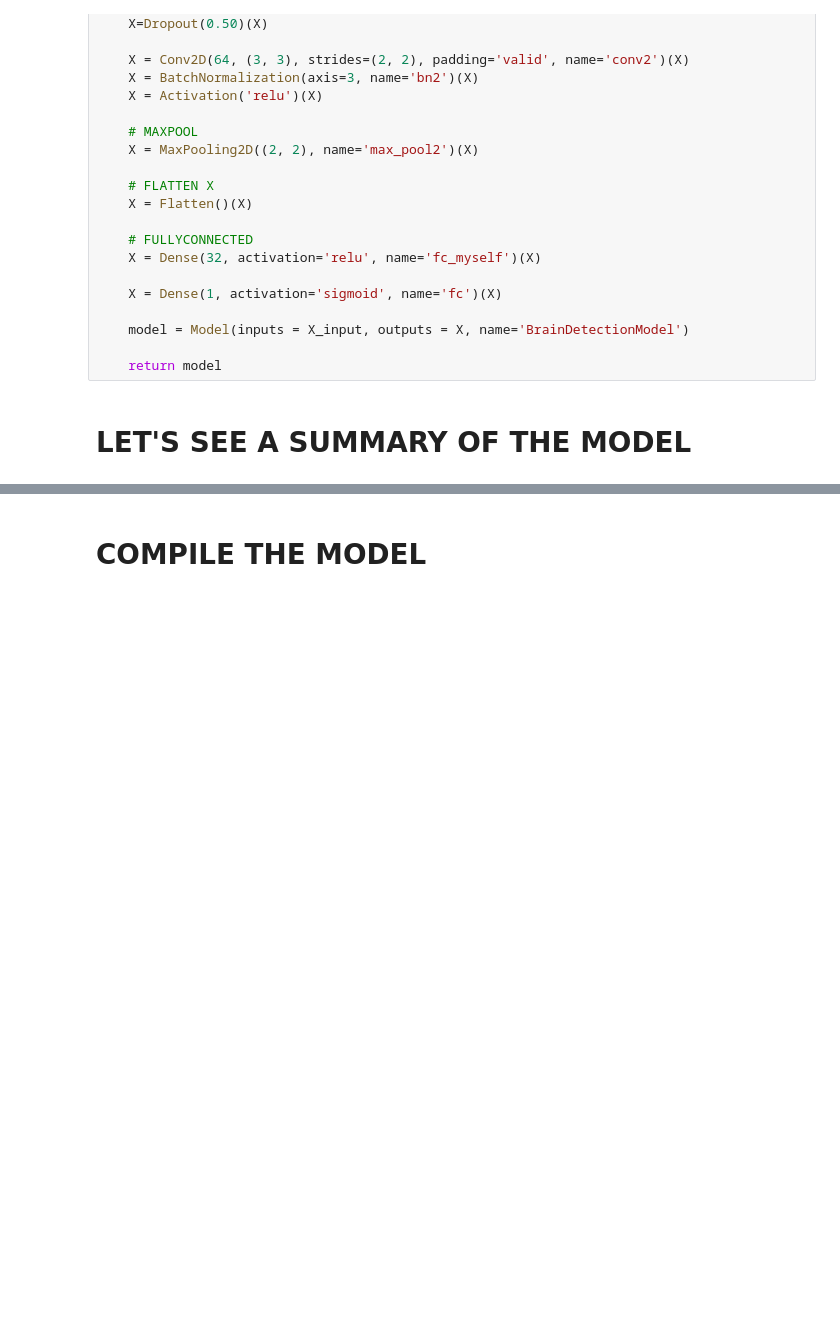
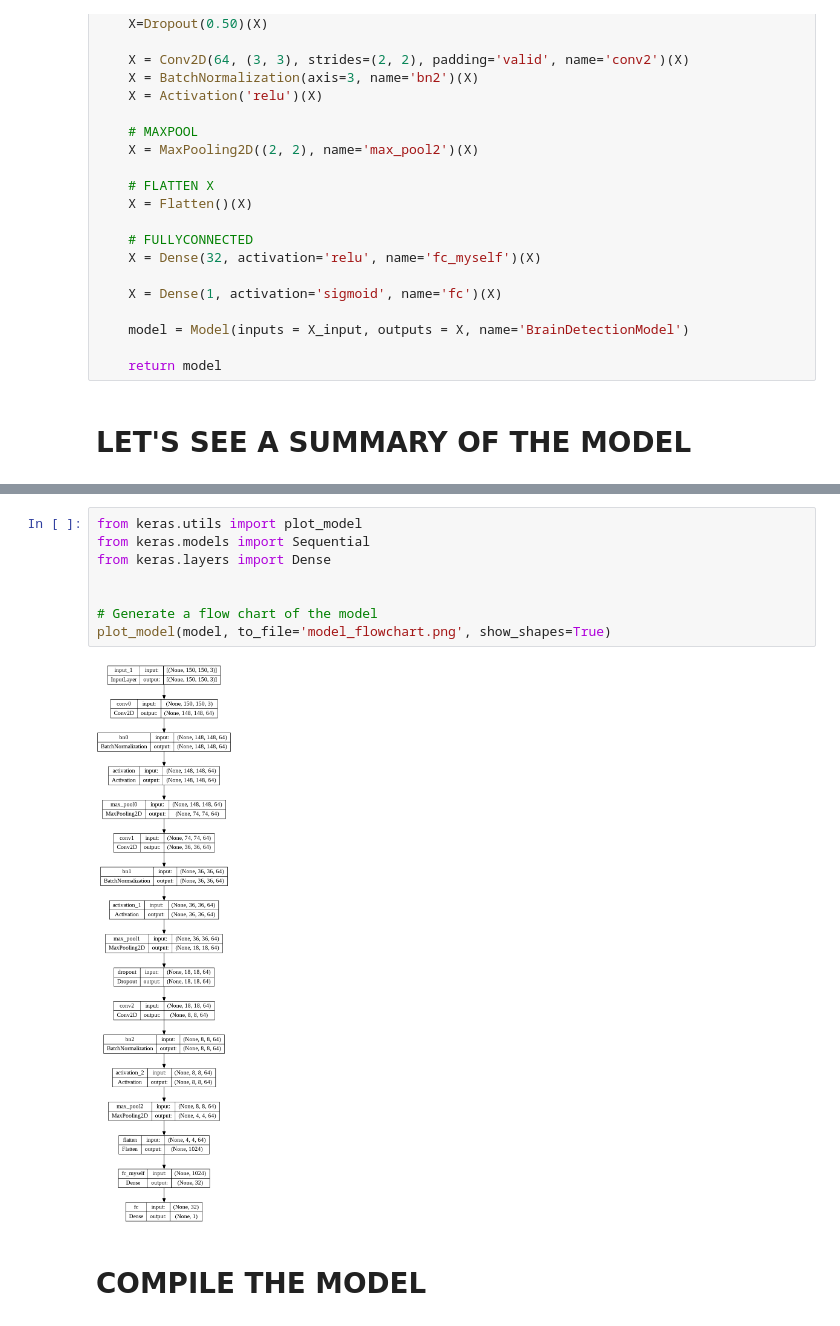
Before and after one commit to moaaz12-web/Transfer-learning-for-tumor-detection, a Jupyter notebook: Brain_tumor_detection.ipynb, the cells around one changed output, grey strips where cells are left out. Saved outputs shown, nothing was run; the diff lists cells and outputs as text; blank space fills up the shorter version.

```diff
--- a/Brain_tumor_detection.ipynb
+++ b/Brain_tumor_detection.ipynb
@@ -273,6 +307,16 @@ Total params: 109,249
 Trainable params: 108,865
 Non-trainable params: 384
 _________________________________________________________________
+# %%
+from keras.utils import plot_model
+from keras.models import Sequential
+from keras.layers import Dense
+
+
+# Generate a flow chart of the model
+plot_model(model, to_file='model_flowchart.png', show_shapes=True)
+# %% [output]
+[figure, added]
 # %% [markdown]
 # COMPILE THE MODEL
 # %%
```
Also changed, not shown: parts of 18 cells of this notebook.
